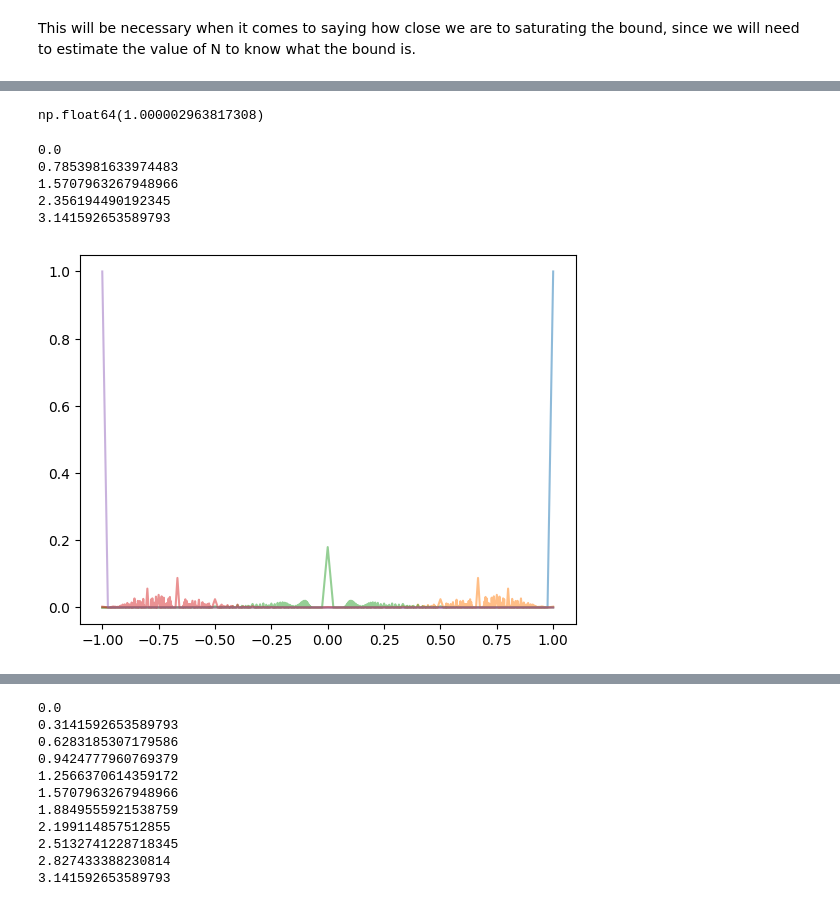
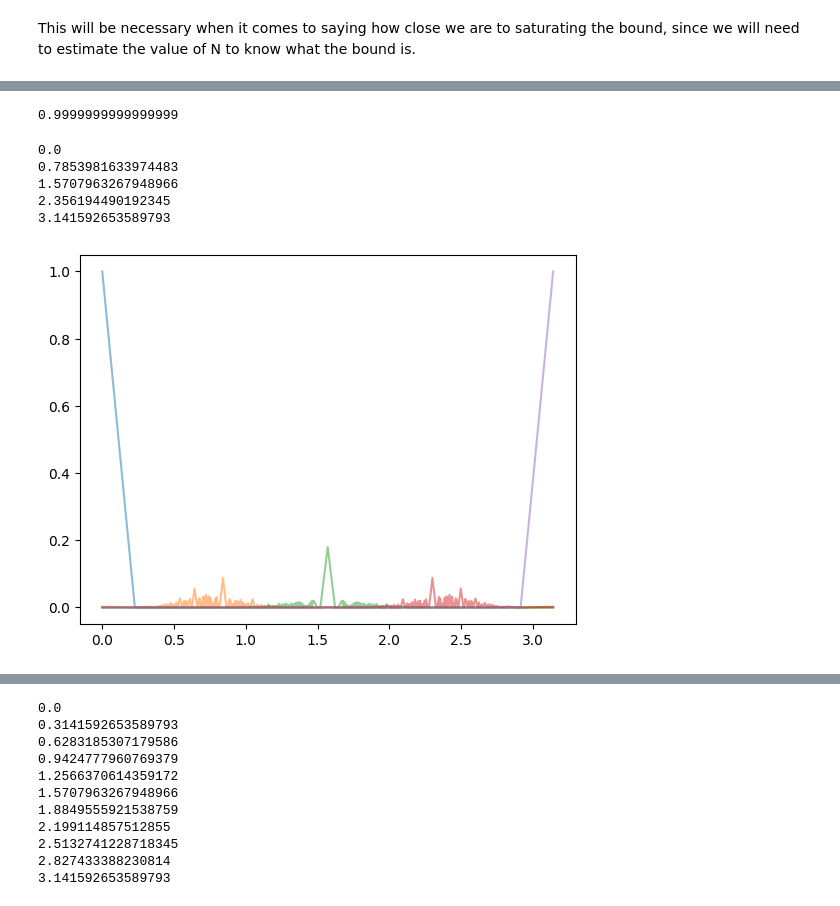
Before and after one commit to josephniblo/multi-parameter-estimation, a Jupyter notebook: probability distributions - LM (i).ipynb, the cells around one changed output, grey strips where cells are left out. Drawn from its saved outputs; the diff is of its cells as text; code cells hidden in the pictures.

```diff
--- a/probability distributions - LM (i).ipynb
+++ b/probability distributions - LM (i).ipynb
@@ -200,44 +216,3 @@ p_other = 1 - p_hr - p_vr - p_dc
 p = [p_hr, p_vr, p_dc, p_other]
 
 multinom_db = multinomial(n, p)
-# %%
-from fractions import Fraction
-
-def get_multinom_ppnrd_ratio_pmf(n, theta):
-    print(theta)
-    s_range_numerator = np.arange(-2*n, 2*n+1)
-    s_range_denominator = np.arange(2, 2*n+1) # exclude division by zero
-
-    s_range = [Fraction(s_num, s_den) for s_num in s_range_numerator for s_den in s_range_denominator]
-    # deduplicate the fractions
-    deduped_s_range = []
-    for i, s in enumerate(s_range):
-        if s not in s_range[:i]:
-            # deduped_s_range.append(s)
-            # ensure s is in the range [-1, 1]
-            if s >= -1 and s <= 1:
-                deduped_s_range.append(s)
-
-    # sort the fractions
-    deduped_s_range = sorted(deduped_s_range)
-
-    p_hr = 1 / 8 * (1 + np.cos(theta)) **2
-    p_vr = 1 / 8 * (1 - np.cos(theta)) **2
-    p_dc = 1 / 2 * (np.sin(theta)) ** 2
-    p_other = 1 - p_hr - p_vr - p_dc
-
-    p = [p_hr, p_vr, p_dc, p_other]
-
-    multinom_ppnrd = multinomial(n, p)
-
-    pmf_s = np.zeros(len(deduped_s_range))
-    for s in deduped_s_range:
-        pmf = np.sum([multinom_ppnrd.pmf([k, k-s*j/2, (1+s)*j-4*k, n-k-(k-s*j/2)-((1+s)*j-4*k)]) for k in range(n+1) for j in range(2*n+1)])
-        pmf_s[deduped_s_range.index(s)] = pmf
-
-    return deduped_s_range, pmf_s
-
-num_samples = 25
-pmf_s = get_multinom_ppnrd_ratio_pmf(num_samples, 0.25*np.pi)
-plt.plot(pmf_s[0], pmf_s[1])
-plt.show()
@@ -292,27 +266,27 @@ plt.show()
 # %%
 # should be 1
 # could be less because of values outside the range [-1, 1] which do not give a valid theta
-sum(pmf_s[1])
+sum(pmf_s["pmf"])
 # %% [output]
-np.float64(1.000002963817308)
+0.9999999999999999
 # %%
 # show some of the pmfs for different thetas
 theta_range = np.linspace(0, np.pi, 5)
 
 # get the pmf for each theta
 n=20
 pmf_z = [get_multinom_ppnrd_ratio_pmf(n, theta) for theta in theta_range]
 
 # plot the pmfs
 plt.figure()
-for z_range, pmf in pmf_z:
-    plt.plot(z_range, pmf, alpha=0.5)
+for pmf in pmf_z:
+    plt.plot(pmf["pmf_theta_tilde"], pmf["pmf"], alpha=0.5)
 
 plt.show()
 # %% [output]
 0.0
 0.7853981633974483
 1.5707963267948966
 2.356194490192345
 3.141592653589793
-[figure, old version]
+[figure, new version]
```
Also changed, not shown: parts of 35 cells of this notebook.
